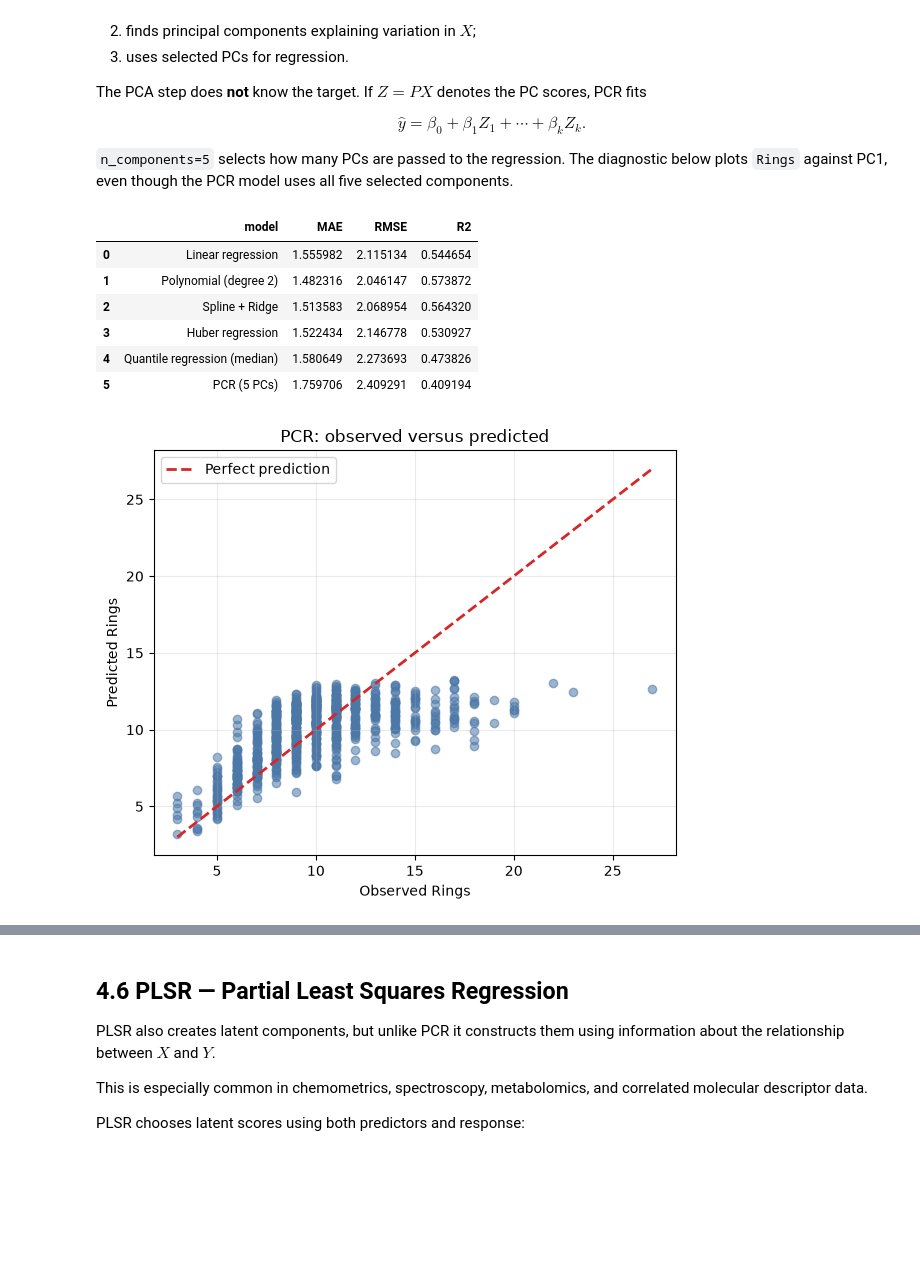
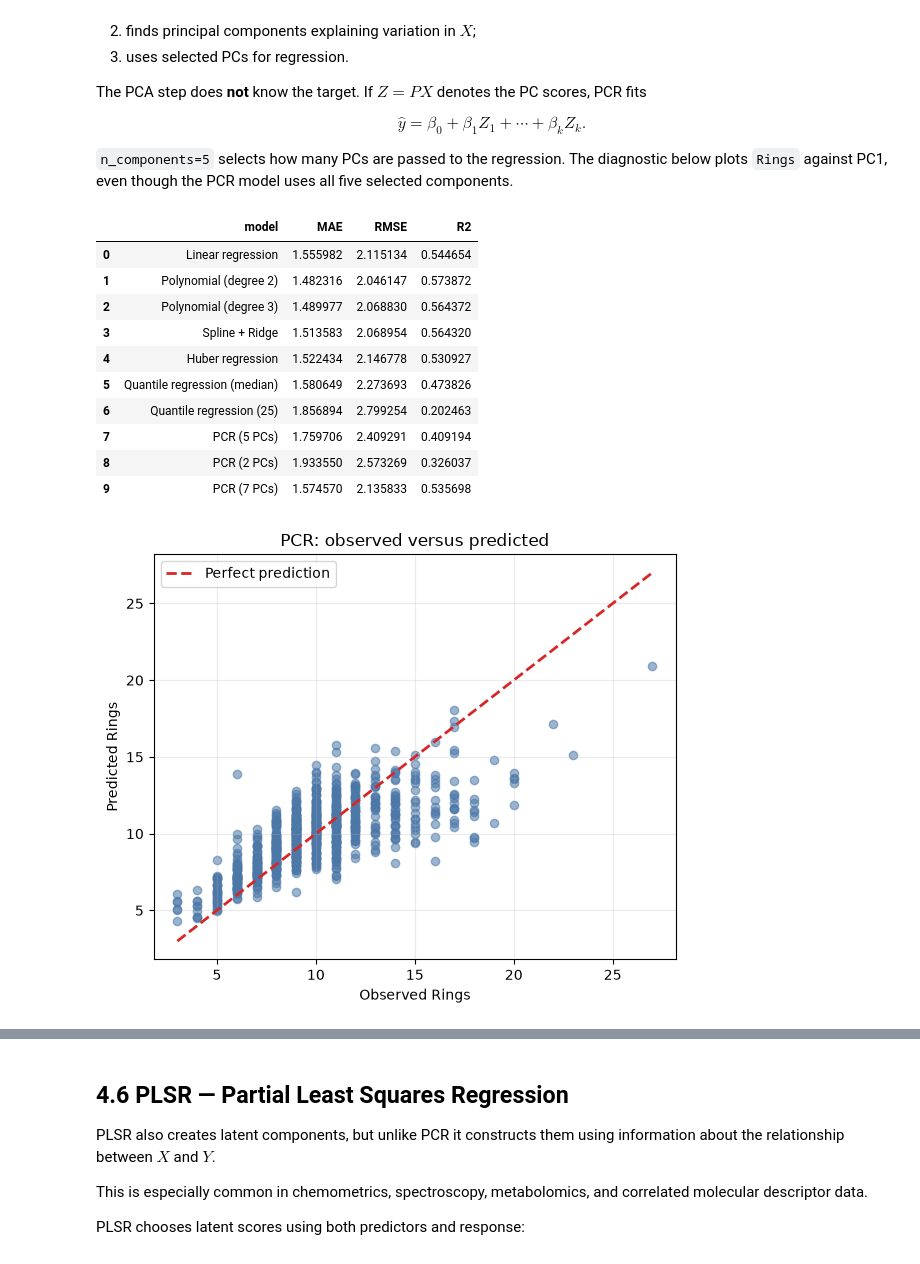
Before and after one commit to mrazzb/KSE_ML_for_bioinformatics, a Jupyter notebook: practicals/week3/Practical_03_Regression_Zoo_Classification_Challenge.ipynb, the cells around one changed output, grey strips where cells are left out. Drawn from its saved outputs; the diff is of its cells as text; code cells hidden in the pictures; blank space fills up the shorter version.

```diff
--- a/practicals/week3/Practical_03_Regression_Zoo_Classification_Challenge.ipynb
+++ b/practicals/week3/Practical_03_Regression_Zoo_Classification_Challenge.ipynb
@@ -258,7 +286,7 @@ plt.show()
 #Class label
 df["Age_class"] = pd.cut(
     df["Rings"],
-    bins=[-np.inf, 8, 10, np.inf],
+    bins=[-np.inf, 6, 10, np.inf],
     labels=["young", "middle", "old"]
 )
 
@@ -295,7 +323,7 @@ axes = np.atleast_1d(axes).ravel()
 
 for ax, column in zip(axes, numeric_eda_cols):
     values = df[column].dropna()
-    ax.hist(values, bins=30, color="#4c78a8", alpha=0.8, edgecolor="white")
+    ax.hist(values, bins=29, color="#4c78a8", alpha=0.8, edgecolor="white")
     ax.axvline(values.mean(), color="#d62728", linestyle="--", linewidth=1.5, label="Mean")
     ax.axvline(values.median(), color="#2ca02c", linestyle=":", linewidth=1.8, label="Median")
     ax.set_title(column)
@@ -463,7 +491,7 @@ $$
 # %%
 poly_model = Pipeline([
     ("prep", preprocessor),
-    ("poly", PolynomialFeatures(degree=2, include_bias=False)),
+    ("poly", PolynomialFeatures(degree=3, include_bias=False, interaction_only=False)),
     ("model", Ridge(alpha=1.0))
 ])
 
@@ -471,7 +499,7 @@ poly_model.fit(X_train, y_train)
 pred_poly = poly_model.predict(X_test)
 
 regression_results.append(
-    regression_metrics("Polynomial (degree 2)", y_test, pred_poly))
+    regression_metrics("Polynomial (degree 3)", y_test, pred_poly))
 plot_observed_vs_predicted(y_test, pred_poly, "Polynomial regression: observed versus predicted")
 regression_results
 # %% [output]
@@ -573,14 +607,14 @@ Here `quantile=0.5` is the median, while `alpha=0.01` controls L1 regularization
 # %%
 quantile_model = Pipeline([
     ("prep", preprocessor),
-    ("model", QuantileRegressor(quantile=0.5, alpha=0.01, solver="highs"))
+    ("model", QuantileRegressor(quantile=0.25, alpha=0.01, solver="highs"))
 ])
 
 quantile_model.fit(X_train, y_train)
 pred_quantile = quantile_model.predict(X_test)
 
 regression_results.append(
-    regression_metrics("Quantile regression (median)", y_test, pred_quantile)
+    regression_metrics("Quantile regression (25)", y_test, pred_quantile)
 )
 
 display(pd.DataFrame(regression_results))
@@ -610,45 +646,49 @@ $$
 # %%
 pcr_model = Pipeline([
     ("prep", preprocessor),
-    ("pca", PCA(n_components=5)),
+    ("pca", PCA(n_components=7)),
     ("model", LinearRegression())
 ])
 
 pcr_model.fit(X_train, y_train)
 pred_pcr = pcr_model.predict(X_test)
 
 regression_results.append(
-    regression_metrics("PCR (5 PCs)", y_test, pred_pcr))
+    regression_metrics("PCR (7 PCs)", y_test, pred_pcr))
 
 display(pd.DataFrame(regression_results))
 plot_observed_vs_predicted(y_test, pred_pcr, "PCR: observed versus predicted")
 
 # Visualize the first principal component as a one-dimensional diagnostic.
 X_train_pca = pcr_model.named_steps["pca"].transform(
     pcr_model.named_steps["prep"].transform(X_train)
 )
 pc1 = X_train_pca[:, 0]
 pc1_line = np.polyfit(pc1, y_train.to_numpy(), deg=1)
 pc1_grid = np.linspace(pc1.min(), pc1.max(), 100)
 fig, ax = plt.subplots(figsize=(7, 5))
 ax.scatter(pc1, y_train, alpha=0.45, color="#4c78a8")
 ax.plot(pc1_grid, np.polyval(pc1_line, pc1_grid), color="#d62728", linewidth=2, label="Linear trend on PC1")
 ax.set_xlabel("PC1 score")
 ax.set_ylabel("Rings")
 ax.set_title("PCR diagnostic: response versus first principal component")
 ax.grid(alpha=0.25)
 ax.legend(frameon=True)
 plt.tight_layout()
 plt.show()
 # %% [output]
 |  | model | MAE | RMSE | R2 |
 | 0 | Linear regression | 1.555982 | 2.115134 | 0.544654 |
 | 1 | Polynomial (degree 2) | 1.482316 | 2.046147 | 0.573872 |
-| 2 | Spline + Ridge | 1.513583 | 2.068954 | 0.564320 |
-| 3 | Huber regression | 1.522434 | 2.146778 | 0.530927 |
-| 4 | Quantile regression (median) | 1.580649 | 2.273693 | 0.473826 |
-| 5 | PCR (5 PCs) | 1.759706 | 2.409291 | 0.409194 |
+| 2 | Polynomial (degree 3) | 1.489977 | 2.068830 | 0.564372 |
+| 3 | Spline + Ridge | 1.513583 | 2.068954 | 0.564320 |
+| 4 | Huber regression | 1.522434 | 2.146778 | 0.530927 |
+| 5 | Quantile regression (median) | 1.580649 | 2.273693 | 0.473826 |
+| 6 | Quantile regression (25) | 1.856894 | 2.799254 | 0.202463 |
+| 7 | PCR (5 PCs) | 1.759706 | 2.409291 | 0.409194 |
+| 8 | PCR (2 PCs) | 1.933550 | 2.573269 | 0.326037 |
+| 9 | PCR (7 PCs) | 1.574570 | 2.135833 | 0.535698 |
-[figure, old version]
+[figure, new version]
 [figure]
 # %% [markdown]
 ## 4.6 PLSR — Partial Least Squares Regression
```
Also changed, not shown: parts of 51 cells of this notebook, 17 other files.
